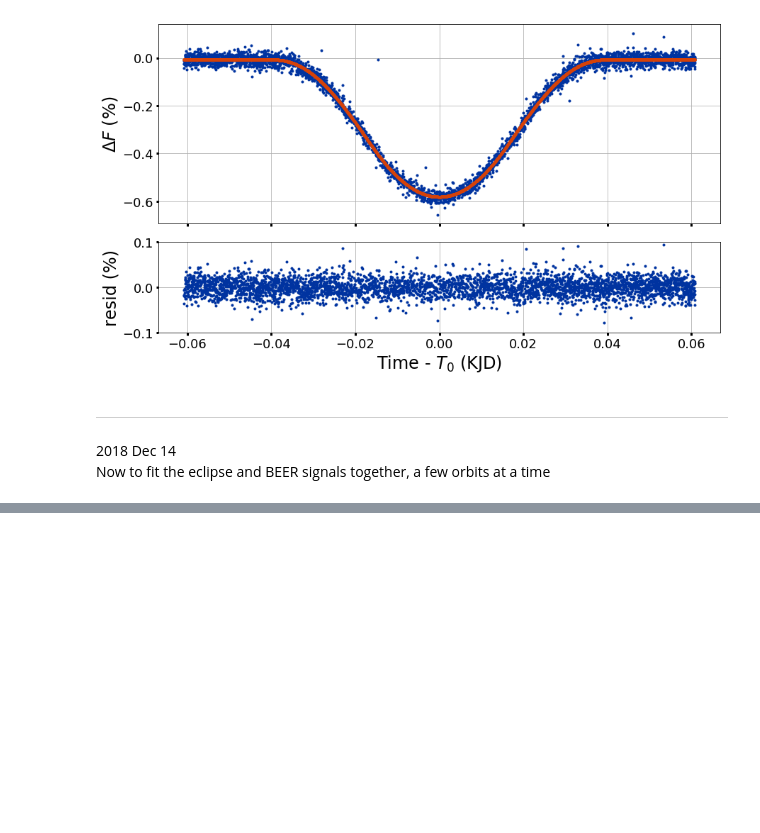
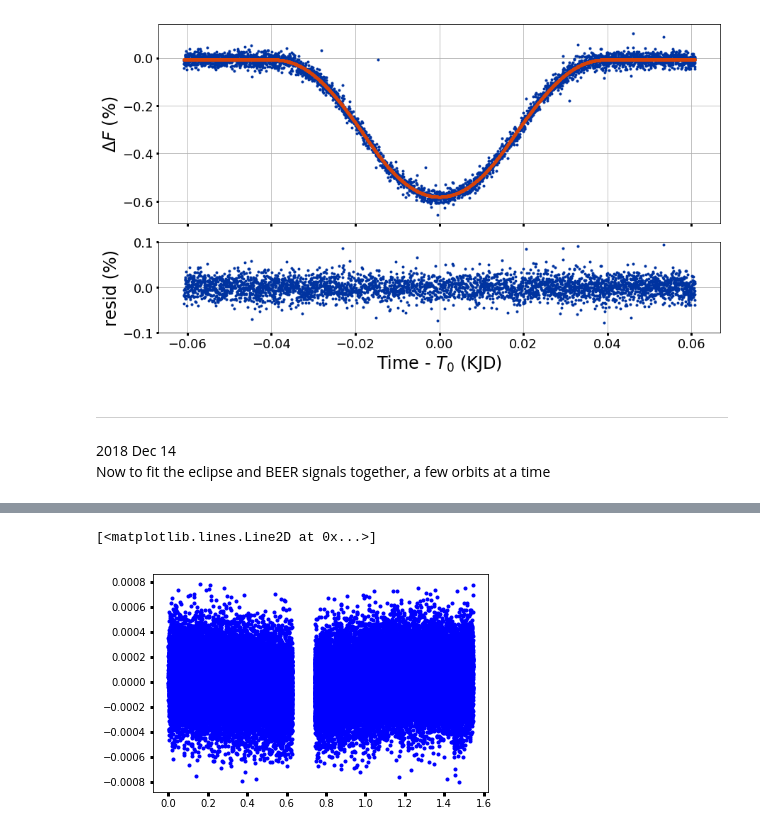
Before and after one commit to BoiseStatePlanetary/Searching-for-Variability-in-Eclipses-in-the-Kepler-Dataset, a Jupyter notebook: code/Analysis_of_Kepler76b.ipynb, the cells around one changed output, grey strips where cells are left out. Cells and saved outputs as stored; diff of their text form; code cells hidden in the pictures; blank space fills up the shorter version.

```diff
--- a/code/Analysis_of_Kepler76b.ipynb
+++ b/code/Analysis_of_Kepler76b.ipynb
@@ -1429,0 +1432,13 @@ for cur_key in ret.keys():
+# %%
+# 2018 Dec 19 - Now to check whether I would produce similar variability with synthetic data.
+
+synthetic_data = calc_BEER_curve(folded_time, all_data_BEER_and_eclipse_out.params) +\
+                    noise*np.random.randn(folded_time.size)
+# Grab the out-of-transit portion
+ind = ~transit_indices(folded_time, 2.*new_duration, final_best_fit_transit_params['T0'])
+
+# The fact that the synthetic does not include a transit model doesn't matter since the fit routine takes it out.
+plt.plot(folded_time[ind], synthetic_data[ind], 'b.')
+# %% [output]
+[<matplotlib.lines.Line2D at 0x...>]
+[figure, added]
```
Also changed, not shown: parts of 8 cells of this notebook, 1 other file.
